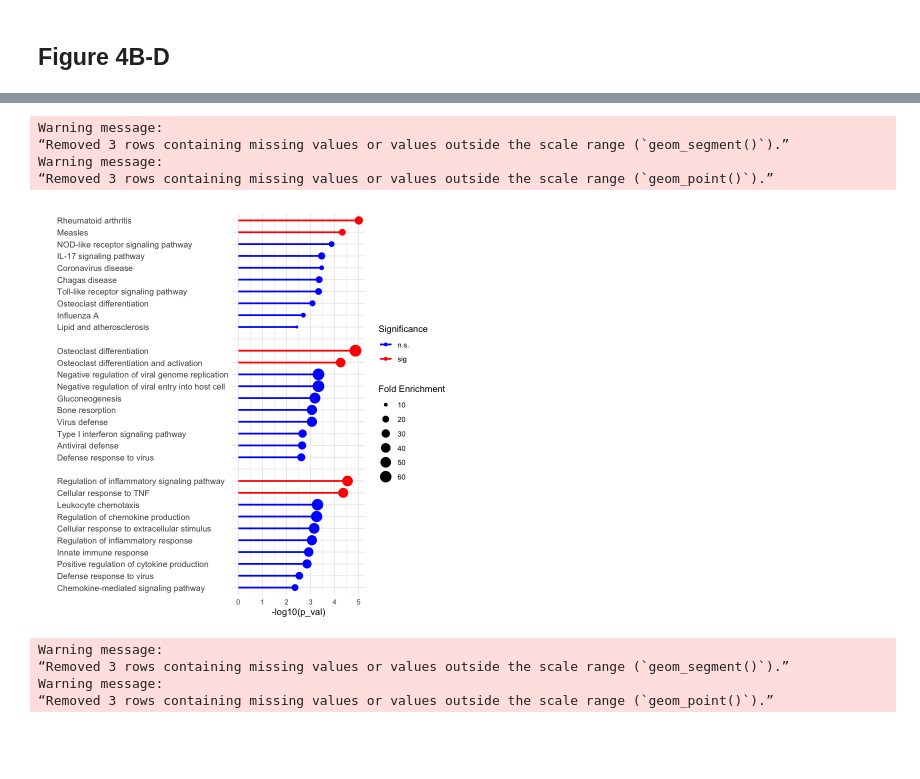
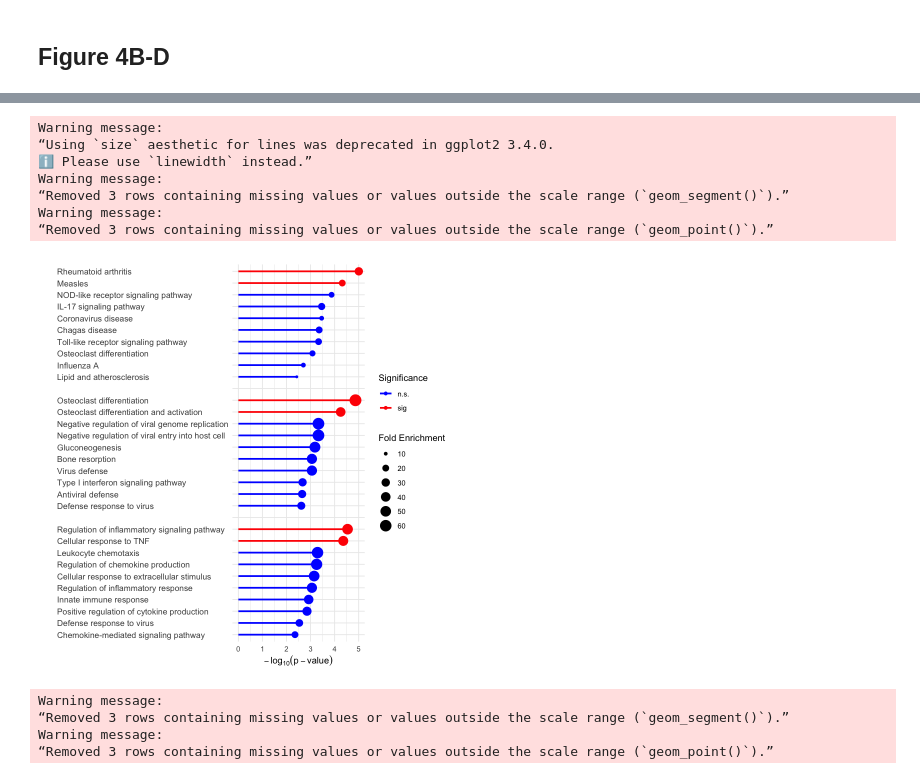
Before and after one commit to Alector-BIO/llm2geneset, a Jupyter notebook: notebooks/fig4.ipynb, the cells around one changed output, grey strips where cells are left out. Drawn from its saved outputs; the diff is of its cells as text; code cells hidden in the pictures; blank space fills up the shorter version.

```diff
--- a/notebooks/fig4.ipynb
+++ b/notebooks/fig4.ipynb
@@ -83,35 +83,38 @@ df$set_descr <- ave(df$set_descr, df$set_descr, FUN = function(x) {
   } else {
     x
   }
 })
 
 
 df <- df %>%
   mutate(
     log_p_val = -log10(p_val),
     significance = ifelse(p_adj < 0.01, "sig", "n.s."),
       set_descr = factor(set_descr, levels = rev(unique(set_descr)))
       )
 
 # Create the lollipop plot
 fig <- ggplot(df, aes(x = log_p_val, y = set_descr, color =significance)) +
   geom_segment(aes(x = 0, xend = log_p_val, y = set_descr, yend = set_descr), size = 1) +
   geom_point(aes(size = foldEnrich)) +
   scale_color_manual(values = c("sig" = "red", "n.s." = "blue")) +
   scale_size_continuous() +
-  labs(x = "-log10(p_val)", y = "", color = "Significance", size = "Fold Enrichment") +
+  labs(x = expression(-log[10](p-value)), y = "", color = "Significance", size = "Fold Enrichment") +
   theme_minimal() +
   theme(
     axis.text.y = element_text(size = 10, hjust = 0),  # Right-justify y-axis text
     plot.margin = margin(t = 10, r = 10, b = 10, l = 10)  # Adjust margins as needed
   )
 fig
 # %% [output]
+Warning message:
+“Using `size` aesthetic for lines was deprecated in ggplot2 3.4.0.
+ℹ Please use `linewidth` instead.”
 Warning message:
 “Removed 3 rows containing missing values or values outside the scale range (`geom_segment()`).”
 Warning message:
 “Removed 3 rows containing missing values or values outside the scale range (`geom_point()`).”
-[figure, old version]
+[figure, new version]
 # %%
 ggsave(fig, file="figures/fig4b.pdf", width=7, height=6)
 # %% [output]
```
Also changed, not shown: parts of 3 cells of this notebook, 1 other file.
